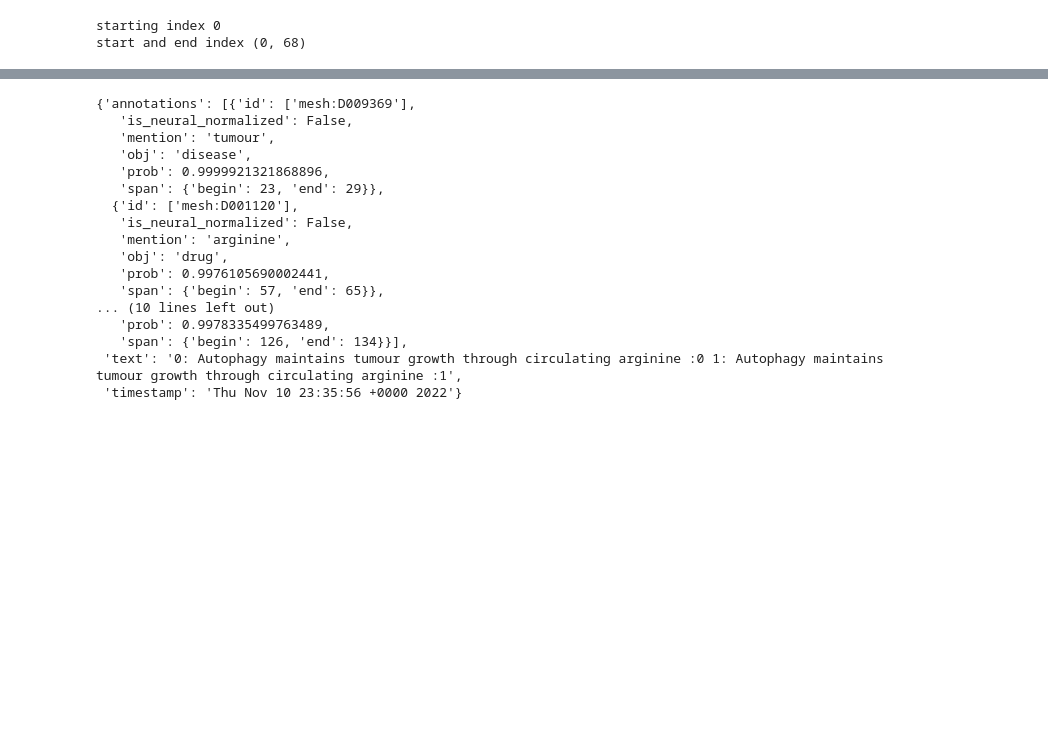
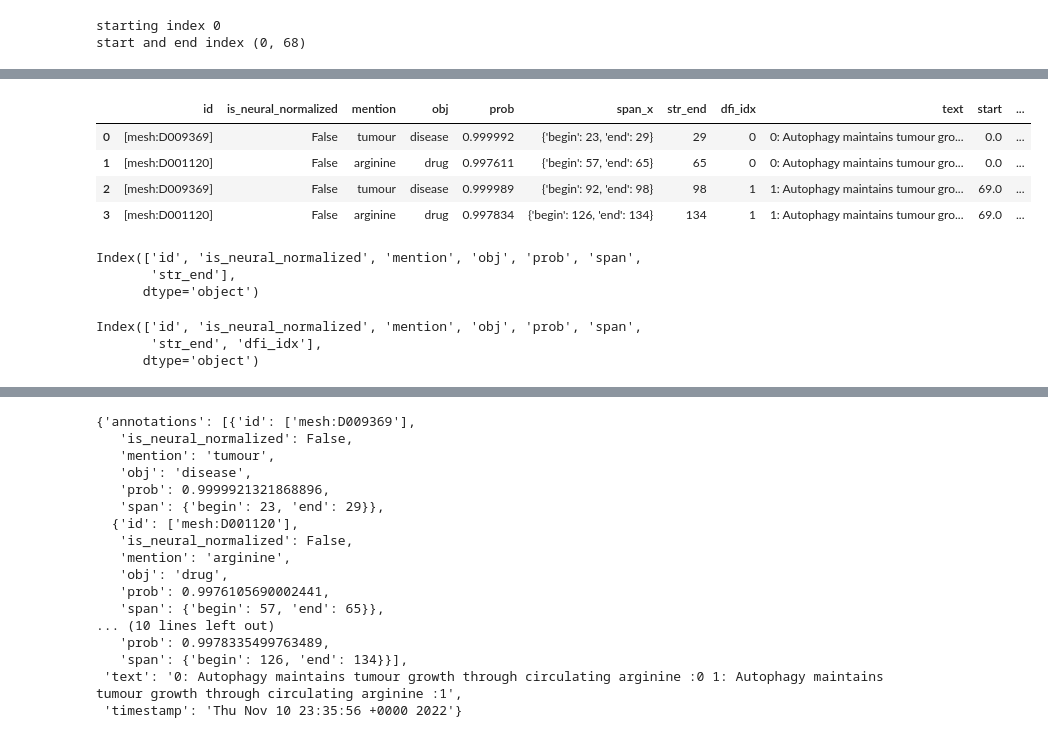
Before and after one commit to daveramseymusic/biobert-bern, a Jupyter notebook: nbs/01_biobertApi.ipynb, the cells around one changed output, grey strips where cells are left out. Cells and saved outputs as stored; diff of their text form; code cells hidden in the pictures; blank space fills up the shorter version.

```diff
--- a/nbs/01_biobertApi.ipynb
+++ b/nbs/01_biobertApi.ipynb
@@ -163,0 +172,2 @@ x = output
+# %%
+dfa.str_end = dfa.str_end.astype(int)
@@ -163,0 +197,17 @@ x = output
+# %%
+# dfa.merge(dfi, left_on='dfi_idx',right_index=True)
+df = dfa.merge(dfi, left_on='dfi_idx',right_on='dfi_idx')
+# %%
+df
+# %% [output]
+|  | id | is_neural_normalized | mention | obj | prob | span_x | str_end | dfi_idx | text | start | ... |
+| 0 | [mesh:D009369] | False | tumour | disease | 0.999992 | {'begin': 23, 'end': 29} | 29 | 0 | 0: Autophagy maintains tumour gro... | 0.0 | ... |
+| 1 | [mesh:D001120] | False | arginine | drug | 0.997611 | {'begin': 57, 'end': 65} | 65 | 0 | 0: Autophagy maintains tumour gro... | 0.0 | ... |
+| 2 | [mesh:D009369] | False | tumour | disease | 0.999989 | {'begin': 92, 'end': 98} | 98 | 1 | 1: Autophagy maintains tumour gro... | 69.0 | ... |
+| 3 | [mesh:D001120] | False | arginine | drug | 0.997834 | {'begin': 126, 'end': 134} | 134 | 1 | 1: Autophagy maintains tumour gro... | 69.0 | ... |
+# %%
+dfa.columns
+# %% [output]
+Index(['id', 'is_neural_normalized', 'mention', 'obj', 'prob', 'span',
+       'str_end'],
+      dtype='object')
@@ -163,0 +216,6 @@ x = output
+# %%
+dfa.columns
+# %% [output]
+Index(['id', 'is_neural_normalized', 'mention', 'obj', 'prob', 'span',
+       'str_end', 'dfi_idx'],
+      dtype='object')
```
Also changed, not shown: parts of 31 cells of this notebook.
